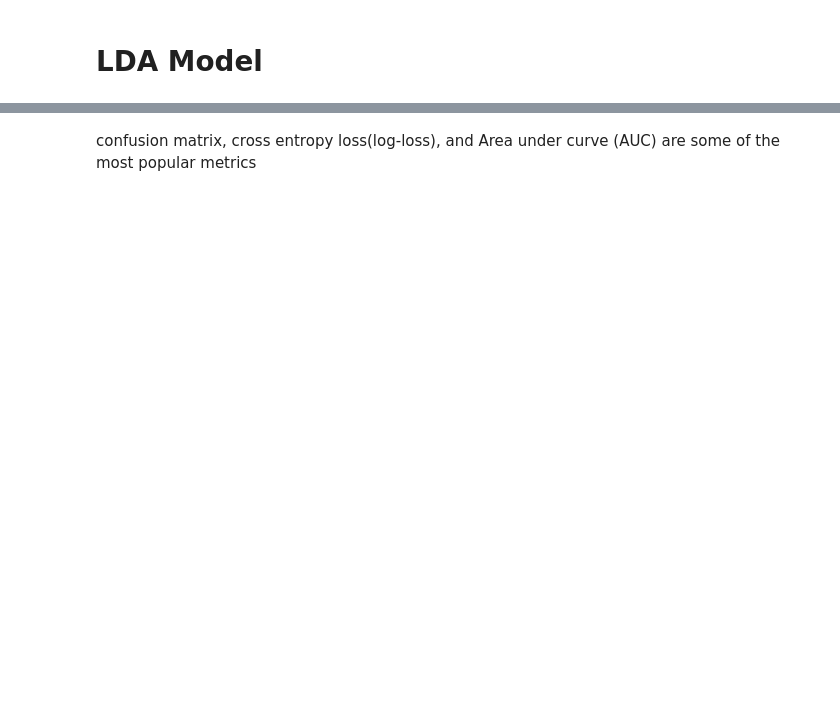
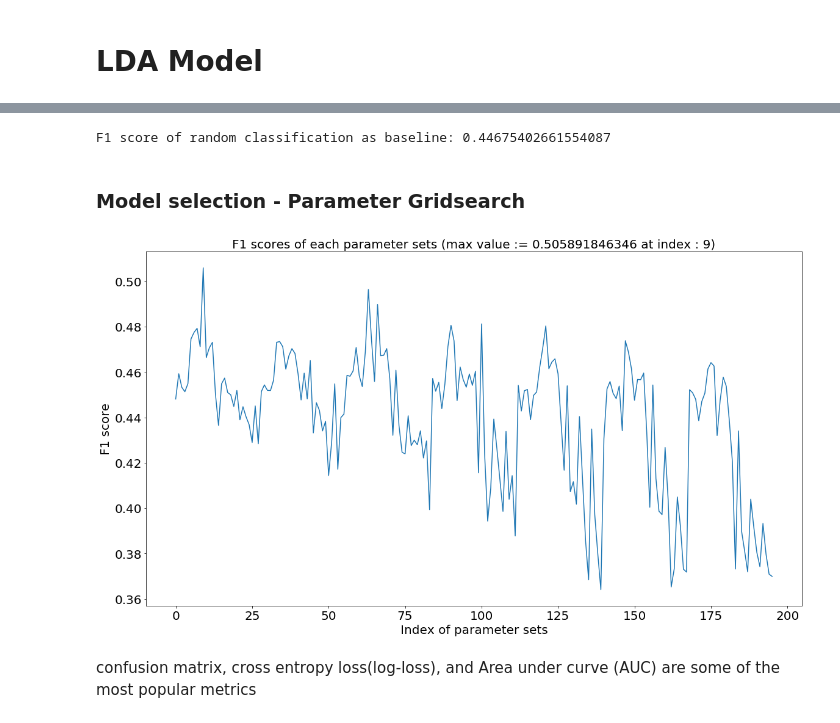
Before and after one commit to bgsuper/Personalized_Medicine, a Jupyter notebook: LDA_train_data.ipynb, the cells around one changed output, grey strips where cells are left out. Cells and saved outputs as stored; diff of their text form; code cells hidden in the pictures; blank space fills up the shorter version.

```diff
--- a/LDA_train_data.ipynb
+++ b/LDA_train_data.ipynb
@@ -368,0 +538,11 @@ plt.show()
+# %%
+y_pred_r = np.random.randint(9,  size=len(y_true))
+# y_pred_r = np.random.choice(np.arange(9), size=len(y_true), p=weight)
+f1_rand = f1_score(y_true, y_pred, average='weighted')
+
+print("F1 score of random classification as baseline: {}".format(f1_rand))
+# %% [output]
+F1 score of random classification as baseline: 0.44675402661554087
+# %% [markdown]
+<a id='param'></a>
+### Model selection - Parameter Gridsearch
@@ -369,2 +562,17 @@ plt.show()
+# %%
+s_f1 = np.array(s_f1_.split(','))
+s_f1 = s_f1.astype(np.float)
+plt.plot(s_f1)
+plt.title("F1 scores of each parameter sets (max value := {0} at index : {1})".format(np.max(s_f1), np.argmax(s_f1)),
+          fontsize=20)
+plt.rcParams['xtick.labelsize'] = 20
+plt.rcParams['ytick.labelsize'] = 20
+plt.rcParams["figure.figsize"] = [16,9]
+plt.tight_layout()
+plt.ylabel('F1 score', fontsize=20)
+plt.xlabel('Index of parameter sets', fontsize=20)
+plt.show()
+# %% [output]
+[figure, added]
 # %% [markdown]
 confusion matrix, cross entropy loss(log-loss), and Area under curve (AUC) are some of the most popular metrics
```
Also changed, not shown: parts of 72 cells of this notebook, 1 other file.
